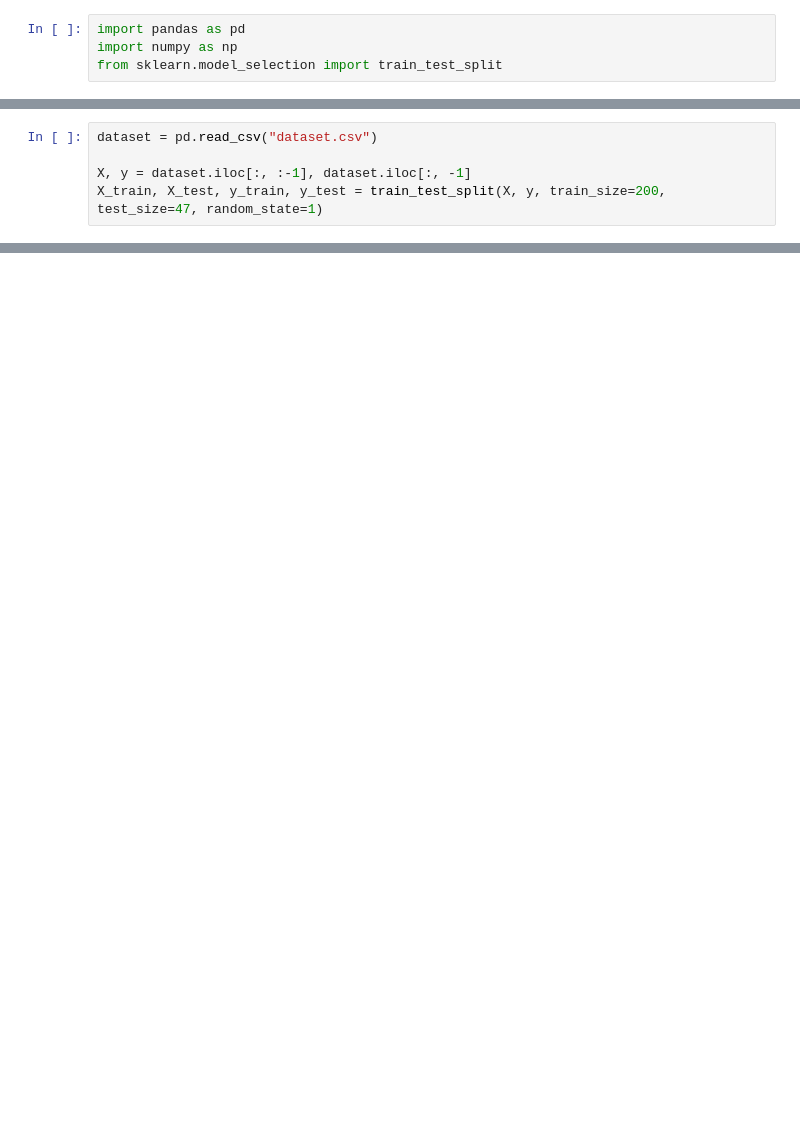
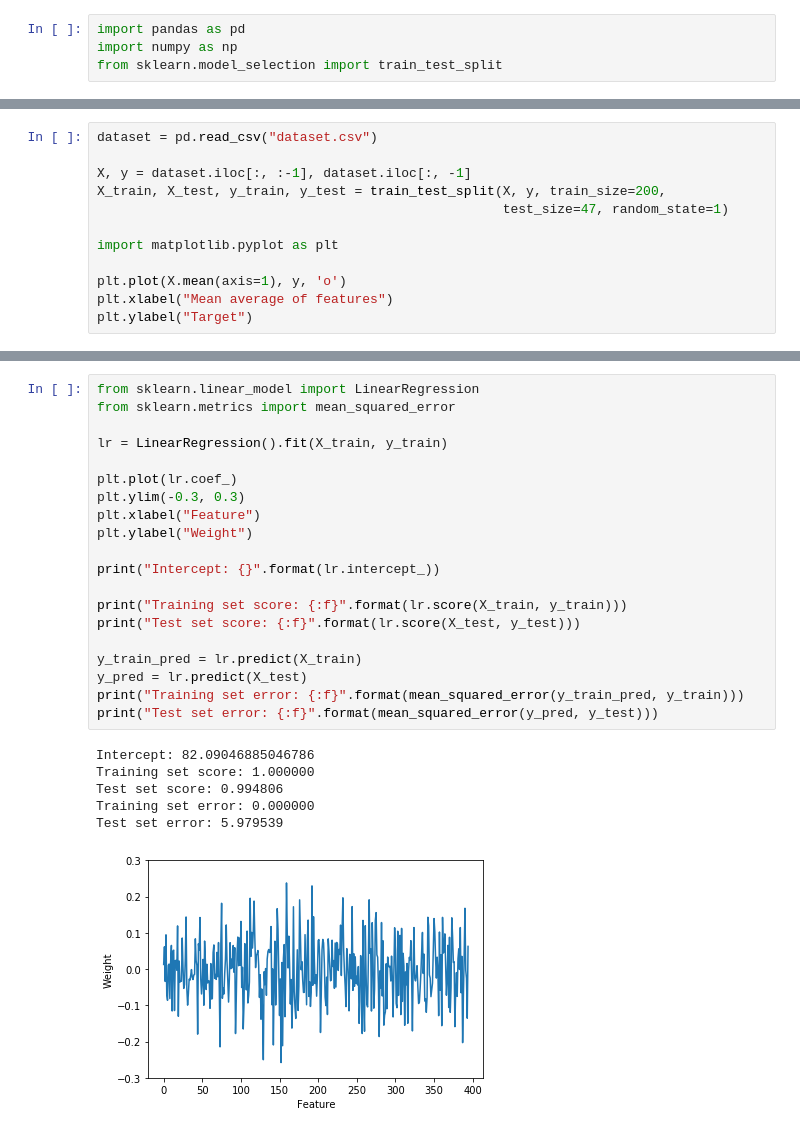
Before and after one commit to RenanGreca/ml-assignment, a Jupyter notebook: ML Assignment.ipynb, the cells around one changed output, grey strips where cells are left out. Drawn from its saved outputs; the diff is of its cells as text; blank space fills up the shorter version.

```diff
--- a/ML Assignment.ipynb
+++ b/ML Assignment.ipynb
@@ -6,4 +18,11 @@ from sklearn.model_selection import train_test_split
 dataset = pd.read_csv("dataset.csv")
 
 X, y = dataset.iloc[:, :-1], dataset.iloc[:, -1]
-X_train, X_test, y_train, y_test = train_test_split(X, y, train_size=200, test_size=47, random_state=1)
+X_train, X_test, y_train, y_test = train_test_split(X, y, train_size=200,
+                                                    test_size=47, random_state=1)
+
+import matplotlib.pyplot as plt
+
+plt.plot(X.mean(axis=1), y, 'o')
+plt.xlabel("Mean average of features")
+plt.ylabel("Target")
@@ -25,0 +45,27 @@ Test test score: 0.99
+# %%
+from sklearn.linear_model import LinearRegression
+from sklearn.metrics import mean_squared_error
+
+lr = LinearRegression().fit(X_train, y_train)
+
+plt.plot(lr.coef_)
+plt.ylim(-0.3, 0.3)
+plt.xlabel("Feature")
+plt.ylabel("Weight")
+
+print("Intercept: {}".format(lr.intercept_))
+
+print("Training set score: {:f}".format(lr.score(X_train, y_train)))
+print("Test set score: {:f}".format(lr.score(X_test, y_test)))
+
+y_train_pred = lr.predict(X_train)
+y_pred = lr.predict(X_test)
+print("Training set error: {:f}".format(mean_squared_error(y_train_pred, y_train)))
+print("Test set error: {:f}".format(mean_squared_error(y_pred, y_test)))
+# %% [output]
+Intercept: 82.09046885046786
+Training set score: 1.000000
+Test set score: 0.994806
+Training set error: 0.000000
+Test set error: 5.979539
+[figure, added]
```
Also changed, not shown: parts of 27 cells of this notebook.
